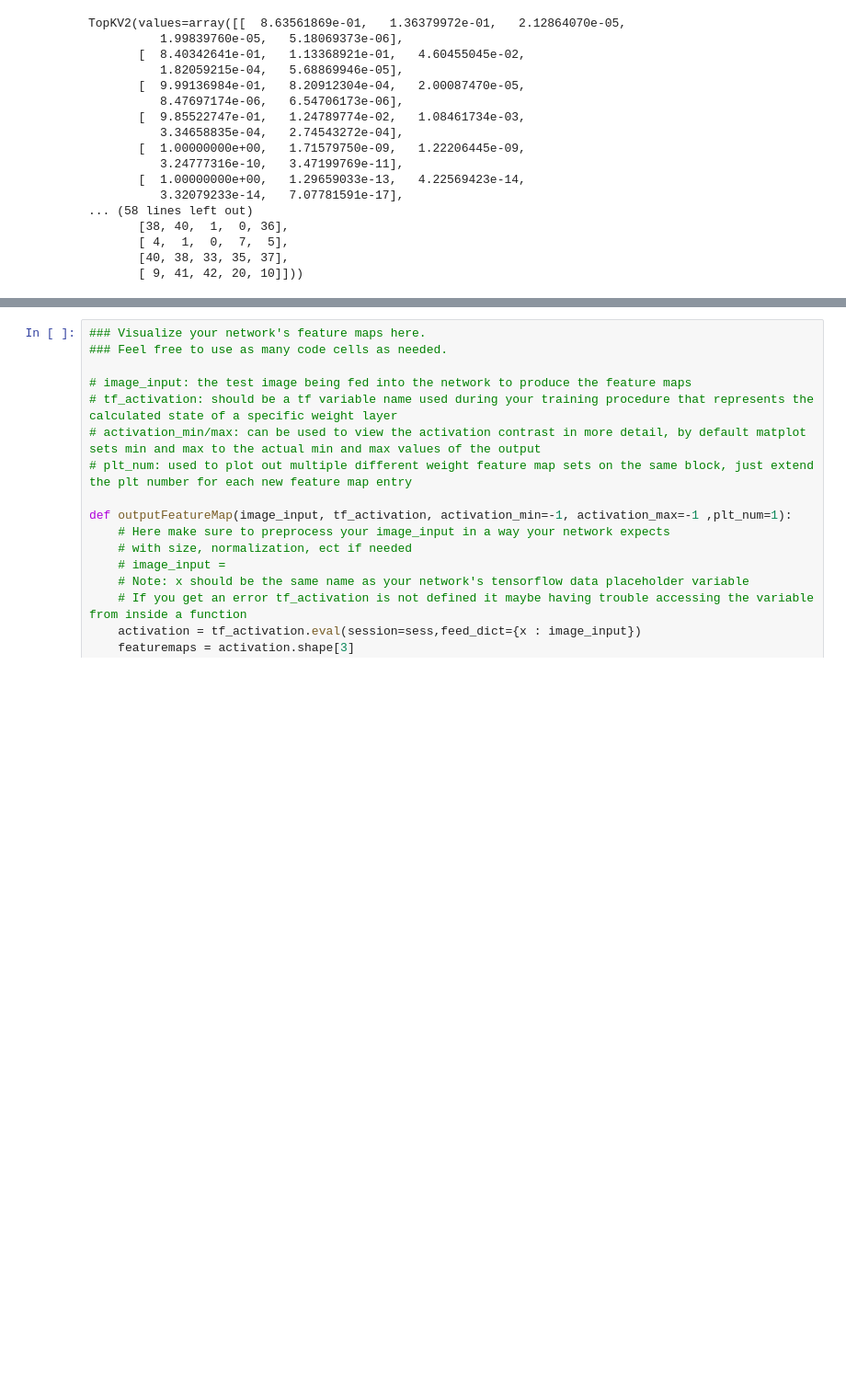
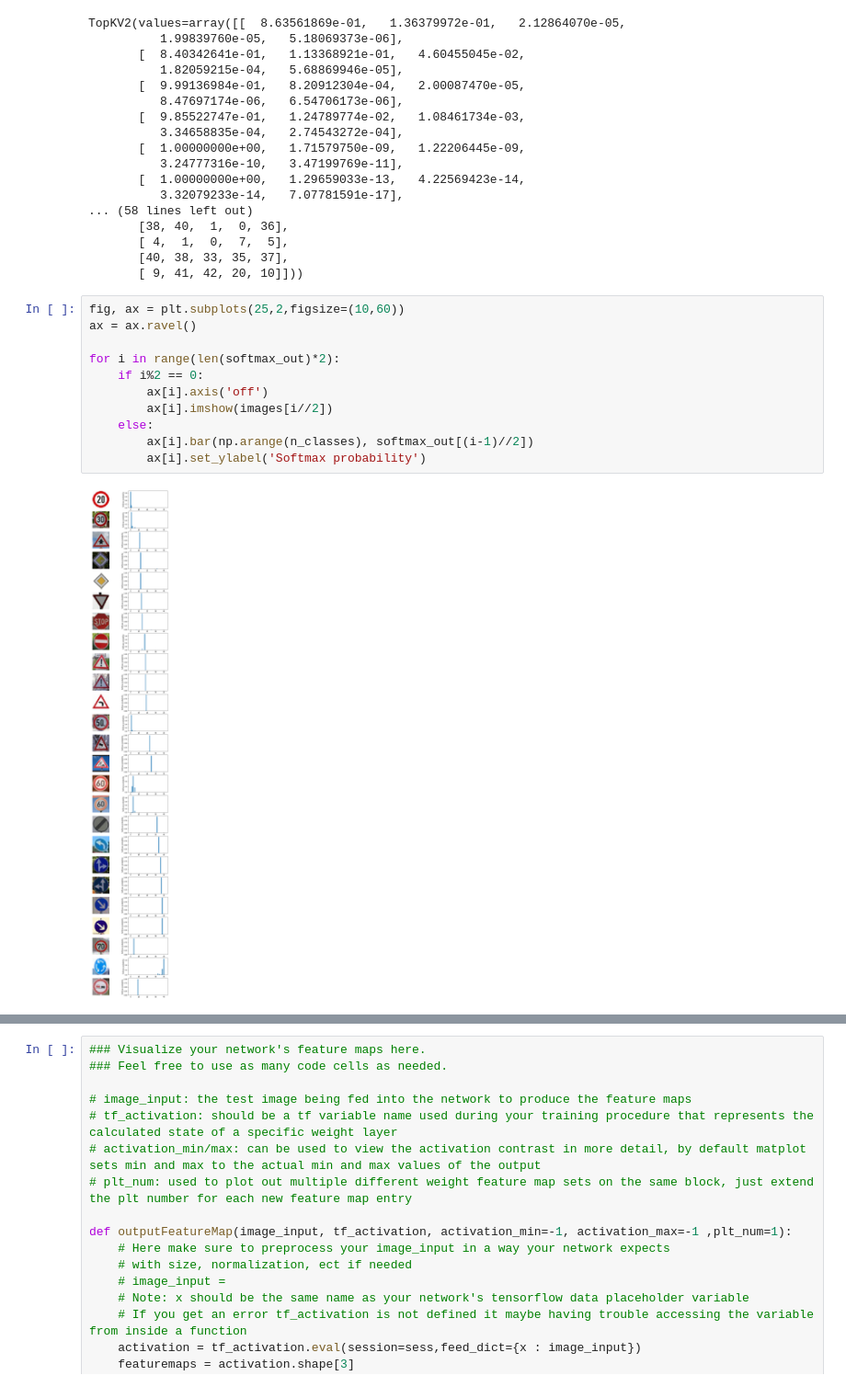
Before and after one commit to andrewazmy/CarND-T1-P2-Traffic-Sign-Classifier, a Jupyter notebook: Traffic_Sign_Classifier.ipynb, the cells around one changed output, grey strips where cells are left out. Shown at 92% size. Drawn from its saved outputs; the diff is of its cells as text; blank space fills up the shorter version.

Commit message:
add softmax vis.

```diff
--- a/Traffic_Sign_Classifier.ipynb
+++ b/Traffic_Sign_Classifier.ipynb
@@ -543,6 +543,19 @@ TopKV2(values=array([[  8.63561869e-01,   1.36379972e-01,   2.12864070e-05,
        [ 4,  1,  0,  7,  5],
        [40, 38, 33, 35, 37],
        [ 9, 41, 42, 20, 10]]))
+# %%
+fig, ax = plt.subplots(25,2,figsize=(10,60))
+ax = ax.ravel()
+
+for i in range(len(softmax_out)*2):
+    if i%2 == 0:
+        ax[i].axis('off')
+        ax[i].imshow(images[i//2])
+    else:
+        ax[i].bar(np.arange(n_classes), softmax_out[(i-1)//2])
+        ax[i].set_ylabel('Softmax probability')
+# %% [output]
+[figure, added]
 # %% [markdown]
 ---
 
```
Also changed, not shown: 2 other files.
